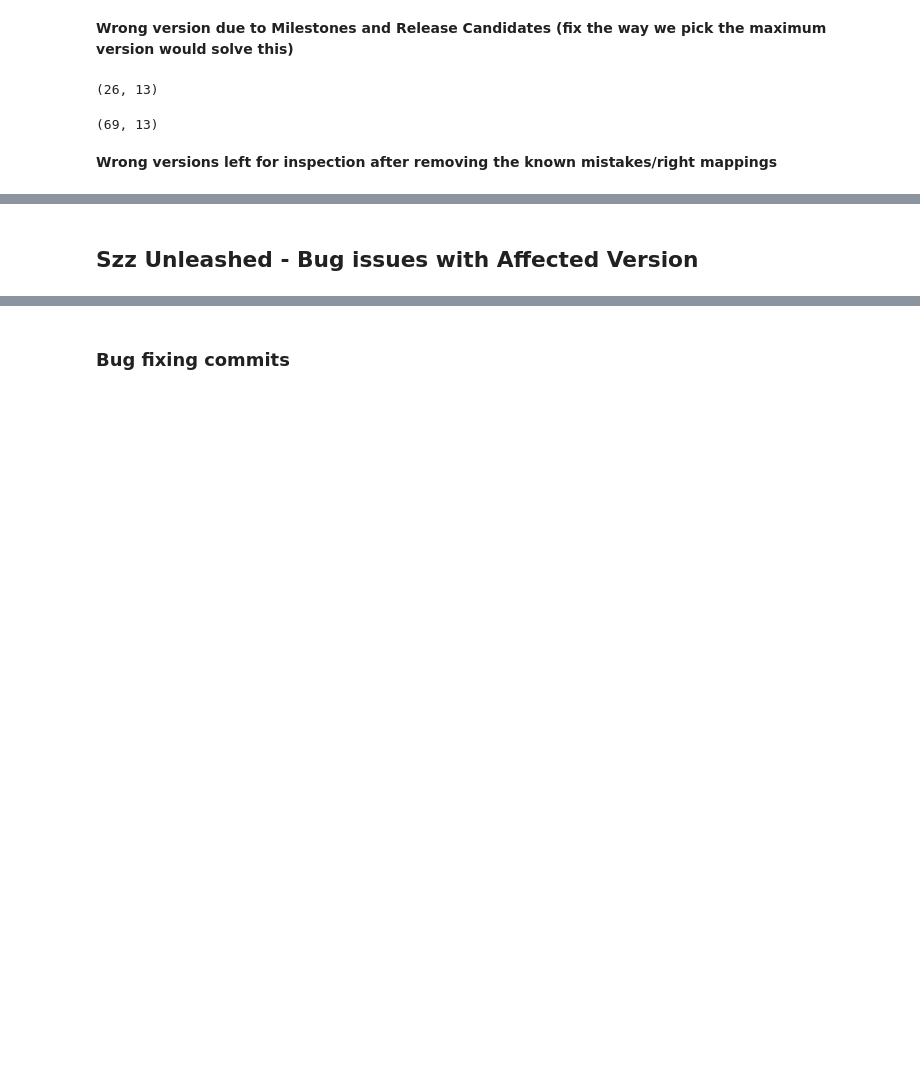
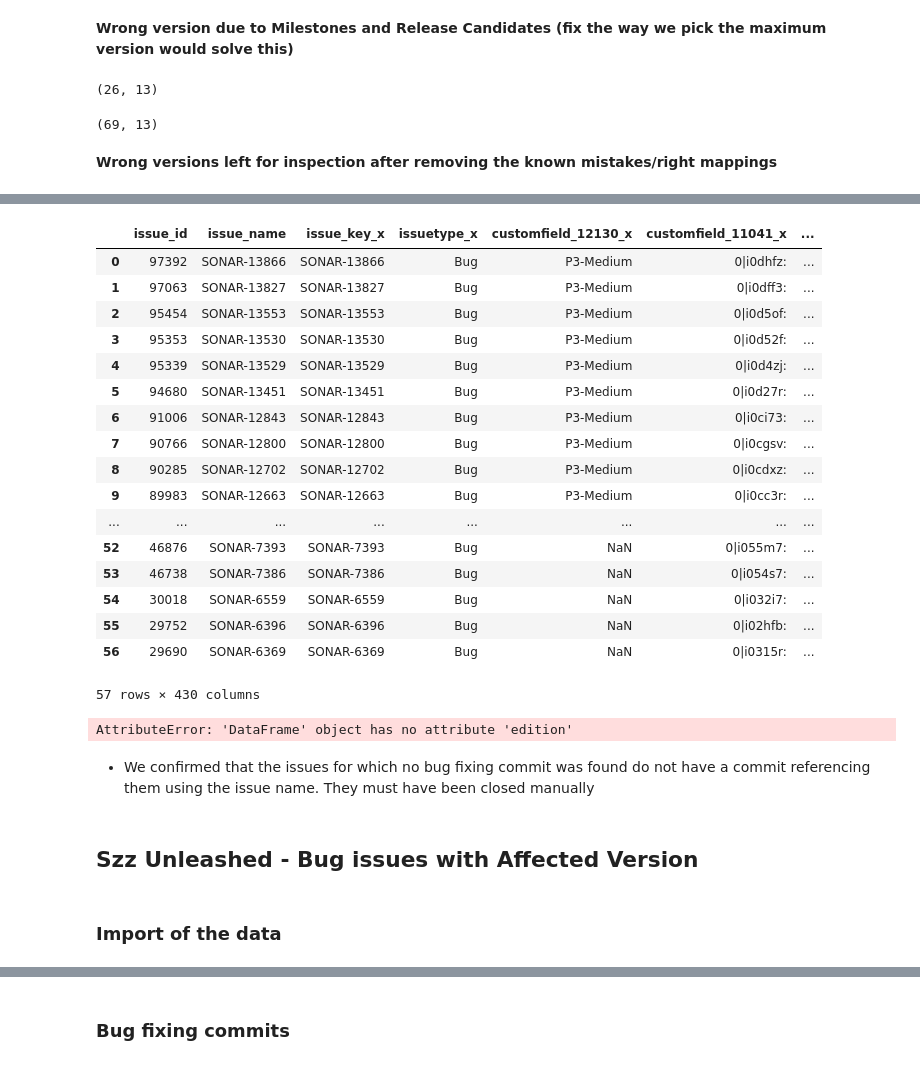
Before and after one commit to IncioMan/Continuous-Integration-metrics-for-post-release-bugs-prediction, a Jupyter notebook: notebooks/analysis/Szz_analysis.ipynb, the cells around one changed output, grey strips where cells are left out. Saved outputs shown, nothing was run; the diff lists cells and outputs as text; code cells hidden in the pictures; blank space fills up the shorter version.

```diff
--- a/notebooks/analysis/Szz_analysis.ipynb
+++ b/notebooks/analysis/Szz_analysis.ipynb
@@ -345,0 +374,7 @@ wrong_fixversion[~wrong_fixversion.index.isin(list(w1.index) + list(w2.index))]
+# %%
+tuples = []
+for issue in data["issues"]:
+    print(issue)
+    tuples.append((issue["id"], issue["key"]))
+starting_issues = pd.DataFrame(tuples, columns=["issue_id", "issue_name"])
+starting_issues
@@ -345,0 +404,4 @@ wrong_fixversion[~wrong_fixversion.index.isin(list(w1.index) + list(w2.index))]
+# %%
+issues_no_fixing_bug = starting_issues[~starting_issues.issue_name.isin(issues_fixing_commit.issue_name)]
+issues_no_fixing_bug["issue_id"] = pd.to_numeric(issues_no_fixing_bug.issue_id)
+len(issues_no_fixing_bug)
@@ -345,0 +415,26 @@ wrong_fixversion[~wrong_fixversion.index.isin(list(w1.index) + list(w2.index))]
+# %%
+issues_no_fixing_bug = issues_no_fixing_bug.merge(issues, on="issue_id")
+issues_no_fixing_bug
+# %% [output]
+|  | issue_id | issue_name | issue_key_x | issuetype_x | customfield_12130_x | customfield_11041_x | ... |
+| 0 | 97392 | SONAR-13866 | SONAR-13866 | Bug | P3-Medium | 0|i0dhfz: | ... |
+| 1 | 97063 | SONAR-13827 | SONAR-13827 | Bug | P3-Medium | 0|i0dff3: | ... |
+| 2 | 95454 | SONAR-13553 | SONAR-13553 | Bug | P3-Medium | 0|i0d5of: | ... |
+| 3 | 95353 | SONAR-13530 | SONAR-13530 | Bug | P3-Medium | 0|i0d52f: | ... |
+| 4 | 95339 | SONAR-13529 | SONAR-13529 | Bug | P3-Medium | 0|i0d4zj: | ... |
+| 5 | 94680 | SONAR-13451 | SONAR-13451 | Bug | P3-Medium | 0|i0d27r: | ... |
+| 6 | 91006 | SONAR-12843 | SONAR-12843 | Bug | P3-Medium | 0|i0ci73: | ... |
+| 7 | 90766 | SONAR-12800 | SONAR-12800 | Bug | P3-Medium | 0|i0cgsv: | ... |
+| 8 | 90285 | SONAR-12702 | SONAR-12702 | Bug | P3-Medium | 0|i0cdxz: | ... |
+| 9 | 89983 | SONAR-12663 | SONAR-12663 | Bug | P3-Medium | 0|i0cc3r: | ... |
+| ... | ... | ... | ... | ... | ... | ... | ... |
+| 52 | 46876 | SONAR-7393 | SONAR-7393 | Bug | NaN | 0|i055m7: | ... |
+| 53 | 46738 | SONAR-7386 | SONAR-7386 | Bug | NaN | 0|i054s7: | ... |
+| 54 | 30018 | SONAR-6559 | SONAR-6559 | Bug | NaN | 0|i032i7: | ... |
+| 55 | 29752 | SONAR-6396 | SONAR-6396 | Bug | NaN | 0|i02hfb: | ... |
+| 56 | 29690 | SONAR-6369 | SONAR-6369 | Bug | NaN | 0|i0315r: | ... |
+57 rows × 430 columns
+# %%
+sns.countplot(issues_no_fixing_bug.edition)
+# %% [output]
+AttributeError: 'DataFrame' object has no attribute 'edition'
@@ -346,3 +446,7 @@ wrong_fixversion[~wrong_fixversion.index.isin(list(w1.index) + list(w2.index))]
+# %% [markdown]
+* We confirmed that the issues for which no bug fixing commit was found do not have a commit referencing them using the issue name. They must have been closed manually
 # %% [markdown]
 ## Szz Unleashed - Bug issues with Affected Version
+# %% [markdown]
+### Import of the data
 # %%
```
Also changed, not shown: parts of 36 cells of this notebook, 39 other files.
